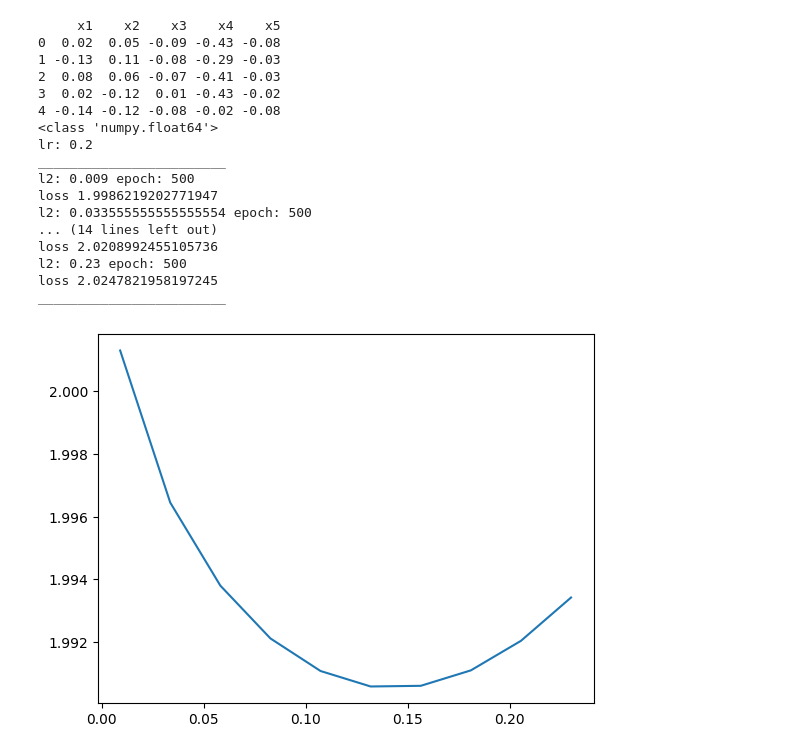
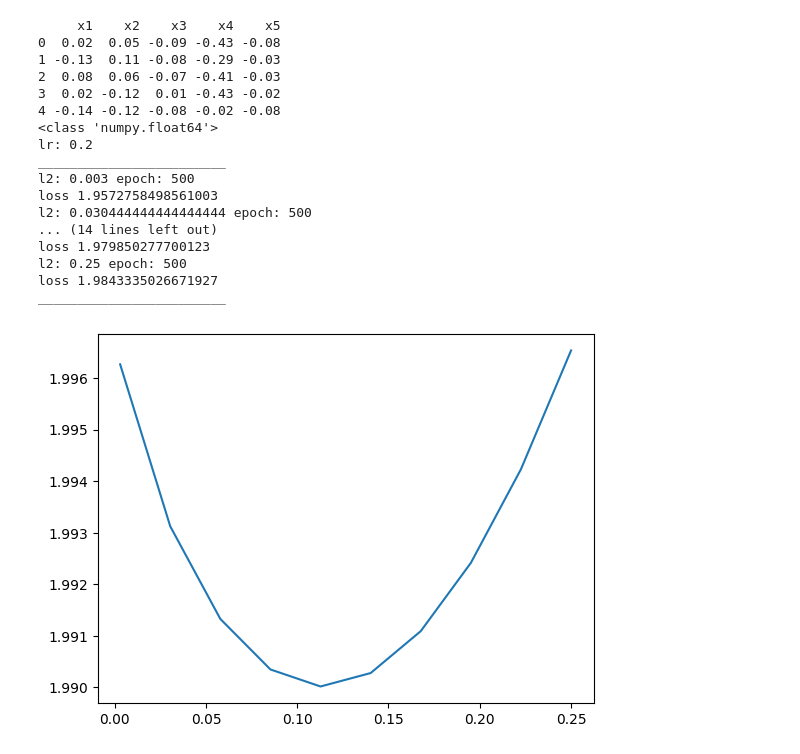
Before and after one commit to dcsteinhauser/iml2023, a Jupyter notebook: Task1b/main.ipynb, the cells around one changed output. Cells and saved outputs as stored; diff of their text form; code cells hidden in the pictures.

```diff
--- a/Task1b/main.ipynb
+++ b/Task1b/main.ipynb
@@ -110,8 +110,8 @@ if __name__ == "__main__":
 
     print(type(X[1][1]))
     # Extract 100% of the data for training
-    X_train = X[300:700, :]
-    y_train = y[300:700]
+    X_train = X[250:700, :]
+    y_train = y[250:700]
     # Extract part of the data for validation
     X_val = X[100:200, :]
     y_val = y[100:200]
@@ -121,38 +121,38 @@ if __name__ == "__main__":
     for lr in np.linspace(0.2, 0.2, 1):
         print(f'lr: {lr}', end="\n")
         print('________________________')
-        for l2 in np.linspace(0.009, 0.23, 10):
+        for l2 in np.linspace(0.003, 0.25, 10):
 
             for epochs in [500]:
                 print(f'l2: {l2} epoch: {epochs}')
                 #fit the model
                 w = fit(X_train, y_train, lr, 0.31, epochs, 0.002, l2)
                 # Compute the validation loss
                 validation_sum = validate(X_val, y_val, w)
                 validation_performance[l2] = validation_sum
         print('________________________', end="\n\n\n")
     fig = plt.figure()
     ax = fig.add_subplot()
     ax.plot(validation_performance.keys(), validation_performance.values(), color='tab:blue')
     # Save results in the required format
     plt.show()
     np.savetxt("./results.csv", w, fmt="%.12f")
 # %% [output]
      x1    x2    x3    x4    x5
 0  0.02  0.05 -0.09 -0.43 -0.08
 1 -0.13  0.11 -0.08 -0.29 -0.03
 2  0.08  0.06 -0.07 -0.41 -0.03
 3  0.02 -0.12  0.01 -0.43 -0.02
 4 -0.14 -0.12 -0.08 -0.02 -0.08
 <class 'numpy.float64'>
 lr: 0.2
 ________________________
-l2: 0.009 epoch: 500
-loss 1.9986219202771947
-l2: 0.033555555555555554 epoch: 500
+l2: 0.003 epoch: 500
+loss 1.9572758498561003
+l2: 0.030444444444444444 epoch: 500
 ... (14 lines left out)
-loss 2.0208992455105736
-l2: 0.23 epoch: 500
-loss 2.0247821958197245
+loss 1.979850277700123
+l2: 0.25 epoch: 500
+loss 1.9843335026671927
 ________________________
-[figure, old version]
+[figure, new version]
```
Also changed, not shown: 7 other files.
